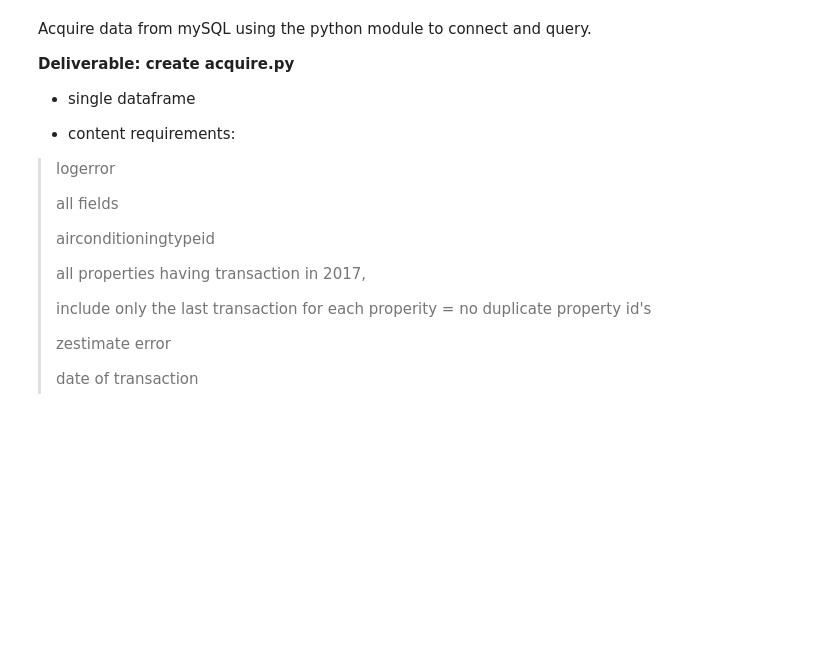
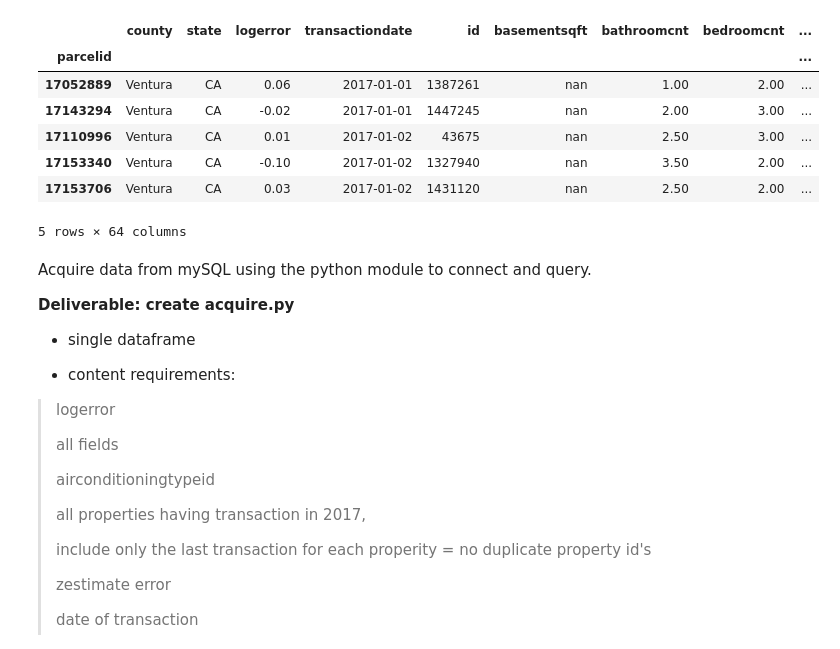
Before and after one commit to Jacqueline-A-Shay/ds-methodologies-exercises, a Jupyter notebook: clustering/zillow.ipynb, the cells around one changed output. Saved outputs shown, nothing was run; the diff lists cells and outputs as text; code cells hidden in the pictures; blank space fills up the shorter version.

```diff
--- a/clustering/zillow.ipynb
+++ b/clustering/zillow.ipynb
@@ -28,3 +30,14 @@ import acquire_others
+# %%
+df.head()
+# %% [output]
+|  | county | state | logerror | transactiondate | id | basementsqft | bathroomcnt | bedroomcnt | ... |
+| parcelid |  |  |  |  |  |  |  |  | ... |
+| 17052889 | Ventura | CA | 0.06 | 2017-01-01 | 1387261 | nan | 1.00 | 2.00 | ... |
+| 17143294 | Ventura | CA | -0.02 | 2017-01-01 | 1447245 | nan | 2.00 | 3.00 | ... |
+| 17110996 | Ventura | CA | 0.01 | 2017-01-02 | 43675 | nan | 2.50 | 3.00 | ... |
+| 17153340 | Ventura | CA | -0.10 | 2017-01-02 | 1327940 | nan | 3.50 | 2.00 | ... |
+| 17153706 | Ventura | CA | 0.03 | 2017-01-02 | 1431120 | nan | 2.50 | 2.00 | ... |
+5 rows × 64 columns
 # %% [markdown]
 Acquire data from mySQL using the python module to connect and query.
 
```
Also changed, not shown: parts of 26 cells of this notebook, 5 other files.
